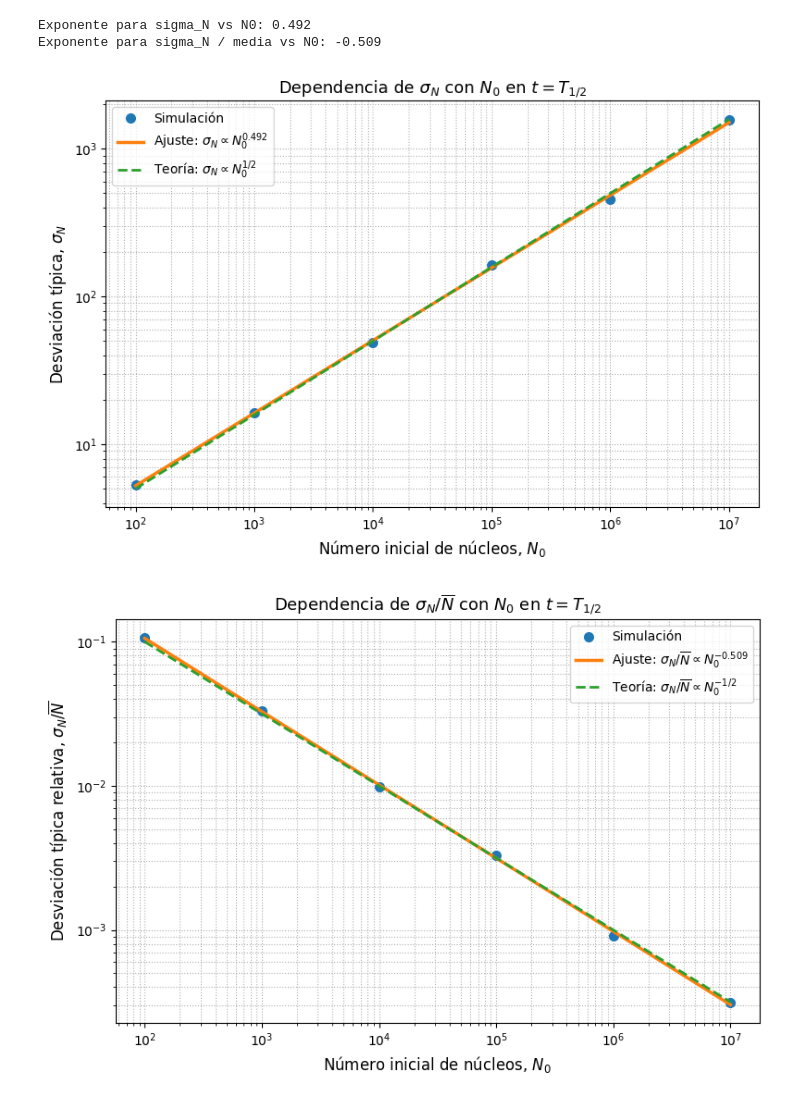
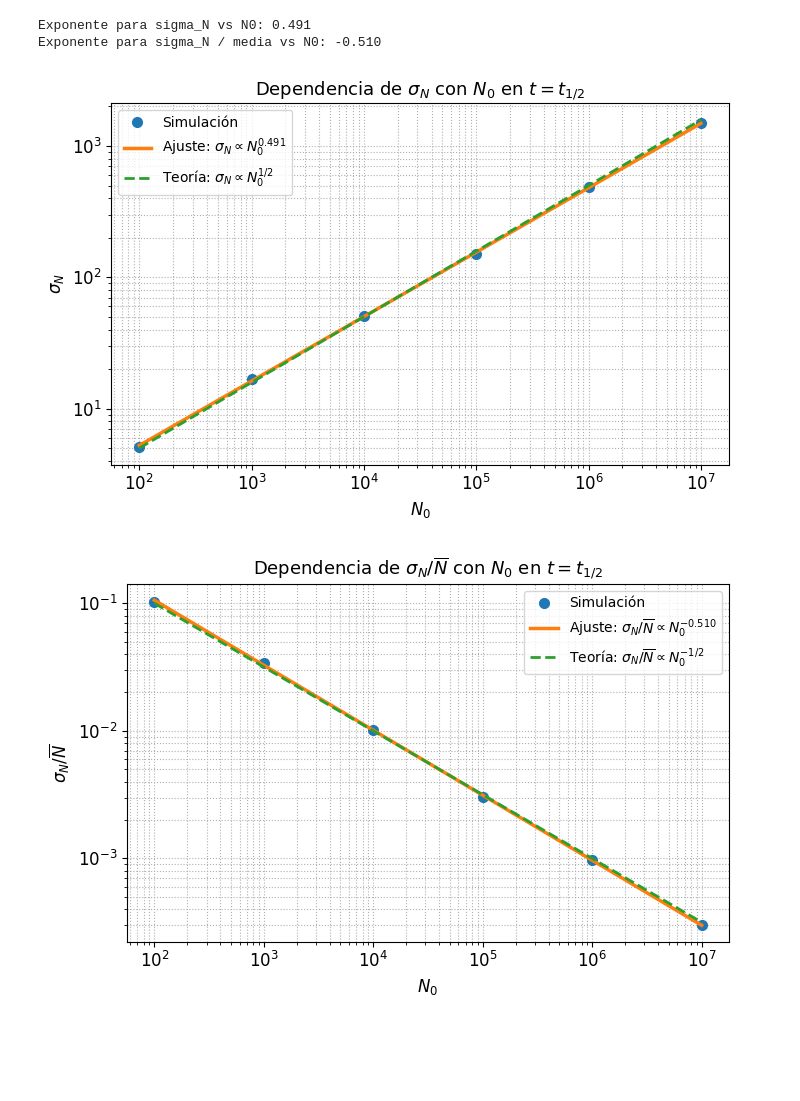
Before and after one commit to Diesolng7/Simulaci-n-Monte-Carlo-de-procesos-de-desintegraci-n-radiactiva-aplicada-a-la-dataci-n-radiom-trica, a Jupyter notebook: LÁTEX/TAREA6/Dependencia_tamaño_muestral.ipynb, the cells around one changed output. Saved outputs shown, nothing was run; the diff lists cells and outputs as text; code cells hidden in the pictures; blank space fills up the shorter version.

```diff
--- a/LÁTEX/TAREA6/Dependencia_tamaño_muestral.ipynb
+++ b/LÁTEX/TAREA6/Dependencia_tamaño_muestral.ipynb
@@ -24,6 +24,18 @@ tiempos = np.arange(u + 1) * dt
 pos_t12 = int(round(T12 / dt))
 
 num_simulaciones = 300
+
+plt.rcParams.update({
+    "font.size": 13,
+    "axes.titlesize": 16,
+    "axes.labelsize": 14,
+    "xtick.labelsize": 12,
+    "ytick.labelsize": 12,
+    "legend.fontsize": 11,
+    "figure.figsize": (7.2, 4.8),
+    "axes.grid": False,
+    "lines.linewidth": 1.8
+})
 # %%
 inicio = time.perf_counter()
 
@@ -88,7 +100,7 @@ rel_teorica = 1 / np.sqrt(n0_suave)
 # GRÁFICA 1: DESVIACIÓN TÍPICA FRENTE A N0
 # ============================================================
 
-plt.figure(figsize=(8, 5.5))
+
 
 plt.loglog(
     n0, desviacion_exp,
@@ -111,9 +123,9 @@ plt.loglog(
     label=r"Teoría: $\sigma_N \propto N_0^{1/2}$"
 )
 
-plt.xlabel(r"Número inicial de núcleos, $N_0$", fontsize=12)
-plt.ylabel(r"Desviación típica, $\sigma_N$", fontsize=12)
-plt.title(r"Dependencia de $\sigma_N$ con $N_0$ en $t=T_{1/2}$", fontsize=13)
+plt.xlabel(r"$N_0$", fontsize=12)
+plt.ylabel(r"$\sigma_N$", fontsize=12)
+plt.title(r"Dependencia de $\sigma_N$ con $N_0$ en $t=t_{1/2}$", fontsize=13)
 
 plt.grid(True, which="both", linestyle=":", linewidth=0.8)
 plt.legend(fontsize=10)
@@ -131,7 +143,6 @@ plt.show()
 # GRÁFICA 2: DESVIACIÓN TÍPICA RELATIVA FRENTE A N0
 # ============================================================
 
-plt.figure(figsize=(8, 5.5))
 
 plt.loglog(
     n0, incertidumbre_rel,
@@ -139,37 +150,37 @@ plt.loglog(
     markersize=7,
     label="Simulación"
 )
 
 plt.loglog(
     n0_suave, ajuste_rel,
     "-",
     linewidth=2.5,
     label=rf"Ajuste: $\sigma_N/\overline{{N}} \propto N_0^{{{pendiente_rel:.3f}}}$"
 )
 
 plt.loglog(
     n0_suave, rel_teorica,
     "--",
     linewidth=2,
     label=r"Teoría: $\sigma_N/\overline{N} \propto N_0^{-1/2}$"
 )
 
-plt.xlabel(r"Número inicial de núcleos, $N_0$", fontsize=12)
-plt.ylabel(r"Desviación típica relativa, $\sigma_N/\overline{N}$", fontsize=12)
-plt.title(r"Dependencia de $\sigma_N/\overline{N}$ con $N_0$ en $t=T_{1/2}$", fontsize=13)
+plt.xlabel(r"$N_0$", fontsize=12)
+plt.ylabel(r"$\sigma_N/\overline{N}$", fontsize=12)
+plt.title(r"Dependencia de $\sigma_N/\overline{N}$ con $N_0$ en $t=t_{1/2}$", fontsize=13)
 
 plt.grid(True, which="both", linestyle=":", linewidth=0.8)
 plt.legend(fontsize=10)
 plt.tight_layout()
 
 plt.savefig("desviacion_relativa_vs_N0.png",
     dpi=300,
     bbox_inches="tight"
 )
 
 plt.show()
 # %% [output]
-Exponente para sigma_N vs N0: 0.492
-Exponente para sigma_N / media vs N0: -0.509
+Exponente para sigma_N vs N0: 0.491
+Exponente para sigma_N / media vs N0: -0.510
-[figure, old version]
+[figure, new version]
-[figure, old version]
+[figure, new version]
```
Also changed, not shown: parts of 1 cell of this notebook, 29 other files.
